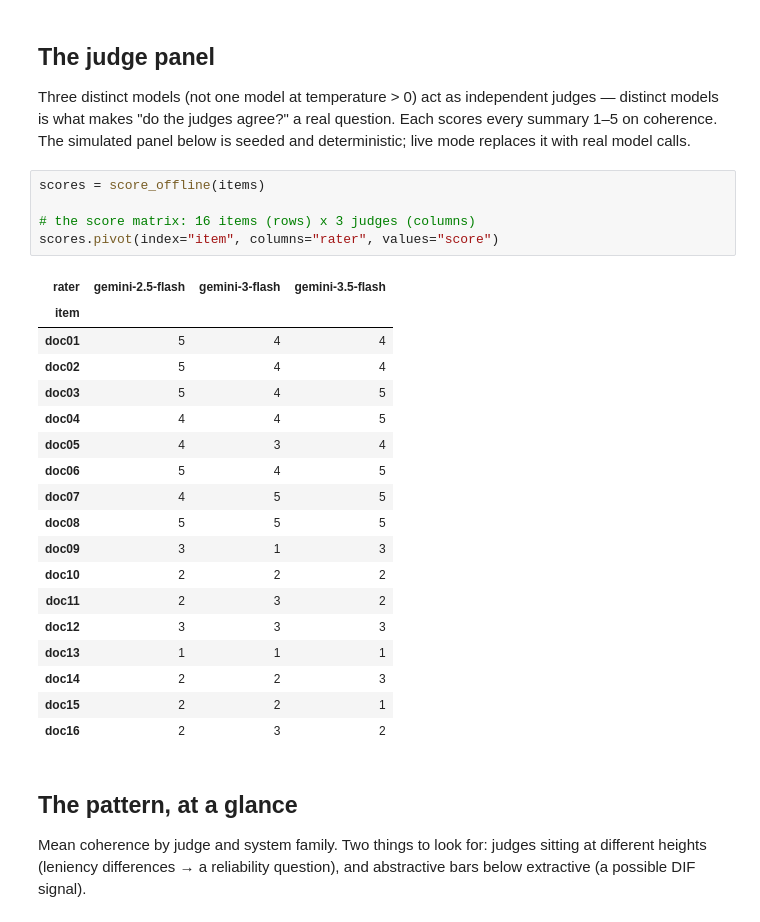
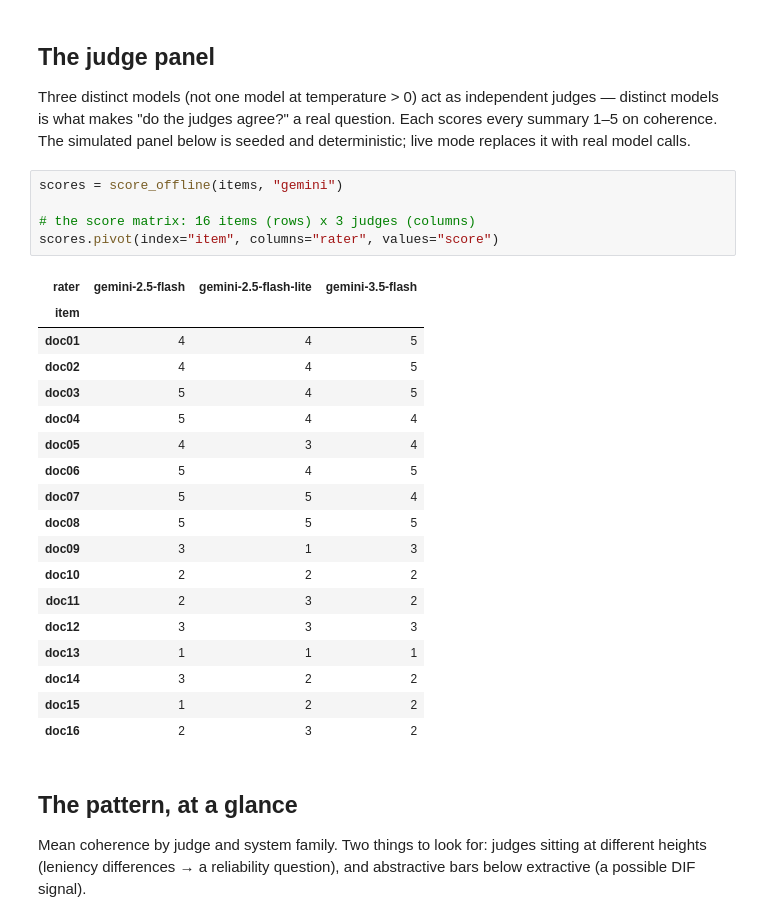
Before and after one commit to brittanyreese/metajudge, a Jupyter notebook: examples/audit_llm_judge_demo.ipynb, the cells around one changed output. Drawn from its saved outputs; the diff is of its cells as text.

```diff
--- a/examples/audit_llm_judge_demo.ipynb
+++ b/examples/audit_llm_judge_demo.ipynb
@@ -27,28 +45,28 @@ pd.DataFrame(items)[["id", "system_family", "summary"]]
 
 Three distinct models (not one model at temperature > 0) act as independent judges — distinct models is what makes "do the judges agree?" a real question. Each scores every summary 1–5 on coherence. The simulated panel below is seeded and deterministic; live mode replaces it with real model calls.
 # %%
-scores = score_offline(items)
+scores = score_offline(items, "gemini")
 
 # the score matrix: 16 items (rows) x 3 judges (columns)
 scores.pivot(index="item", columns="rater", values="score")
 # %% [output]
-| rater | gemini-2.5-flash | gemini-3-flash | gemini-3.5-flash |
+| rater | gemini-2.5-flash | gemini-2.5-flash-lite | gemini-3.5-flash |
 | item |  |  |  |
-| doc01 | 5 | 4 | 4 |
-| doc02 | 5 | 4 | 4 |
+| doc01 | 4 | 4 | 5 |
+| doc02 | 4 | 4 | 5 |
 | doc03 | 5 | 4 | 5 |
-| doc04 | 4 | 4 | 5 |
+| doc04 | 5 | 4 | 4 |
 | doc05 | 4 | 3 | 4 |
 | doc06 | 5 | 4 | 5 |
-| doc07 | 4 | 5 | 5 |
+| doc07 | 5 | 5 | 4 |
 | doc08 | 5 | 5 | 5 |
 | doc09 | 3 | 1 | 3 |
 | doc10 | 2 | 2 | 2 |
 | doc11 | 2 | 3 | 2 |
 | doc12 | 3 | 3 | 3 |
 | doc13 | 1 | 1 | 1 |
-| doc14 | 2 | 2 | 3 |
-| doc15 | 2 | 2 | 1 |
+| doc14 | 3 | 2 | 2 |
+| doc15 | 1 | 2 | 2 |
 | doc16 | 2 | 3 | 2 |
 # %% [markdown]
 ## The pattern, at a glance
```
Also changed, not shown: parts of 3 cells of this notebook.
